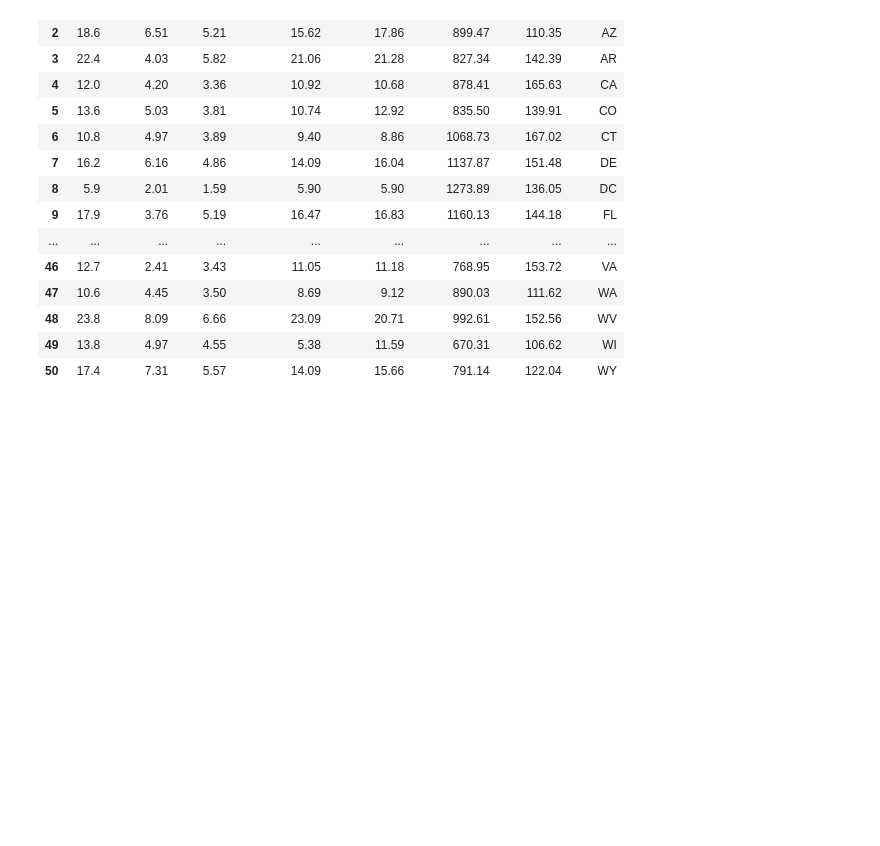
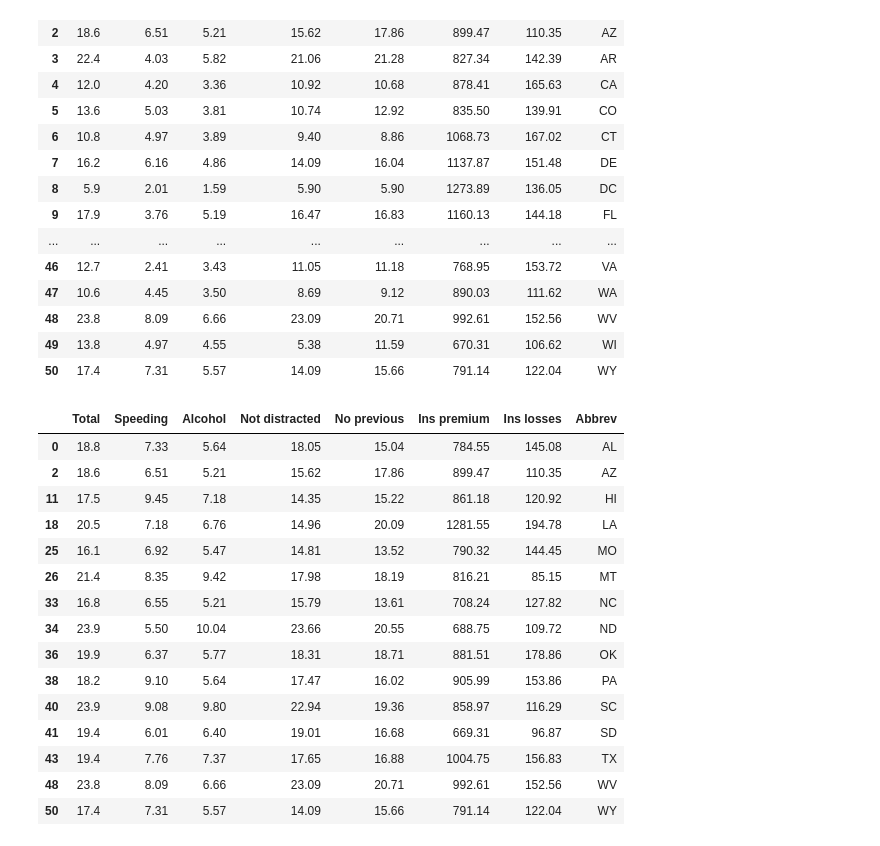
Before and after one commit to mahendra89s/Data-Science-Training, a Jupyter notebook: Load_csv_to_mysql.ipynb, the cells around one changed output. Drawn from its saved outputs; the diff is of its cells as text; code cells hidden in the pictures; blank space fills up the shorter version.

```diff
--- a/Load_csv_to_mysql.ipynb
+++ b/Load_csv_to_mysql.ipynb
@@ -147,3 +147,27 @@ df
 | 50 | 17.4 | 7.31 | 5.57 | 14.09 | 15.66 | 791.14 | 122.04 | WY |
 # %%
 df.to_sql('Car_crash',con=engine,index=False,if_exists='append')
+# %%
+dt = df
+for x in dt.index:
+    if(dt.loc[x,'Speeding']< 4 or dt.loc[x,'Alcohol'] < 4):
+        dt.drop(x,inplace=True)
+# %%
+dt
+# %% [output]
+|  | Total | Speeding | Alcohol | Not distracted | No previous | Ins premium | Ins losses | Abbrev |
+| 0 | 18.8 | 7.33 | 5.64 | 18.05 | 15.04 | 784.55 | 145.08 | AL |
+| 2 | 18.6 | 6.51 | 5.21 | 15.62 | 17.86 | 899.47 | 110.35 | AZ |
+| 11 | 17.5 | 9.45 | 7.18 | 14.35 | 15.22 | 861.18 | 120.92 | HI |
+| 18 | 20.5 | 7.18 | 6.76 | 14.96 | 20.09 | 1281.55 | 194.78 | LA |
+| 25 | 16.1 | 6.92 | 5.47 | 14.81 | 13.52 | 790.32 | 144.45 | MO |
+| 26 | 21.4 | 8.35 | 9.42 | 17.98 | 18.19 | 816.21 | 85.15 | MT |
+| 33 | 16.8 | 6.55 | 5.21 | 15.79 | 13.61 | 708.24 | 127.82 | NC |
+| 34 | 23.9 | 5.50 | 10.04 | 23.66 | 20.55 | 688.75 | 109.72 | ND |
+| 36 | 19.9 | 6.37 | 5.77 | 18.31 | 18.71 | 881.51 | 178.86 | OK |
+| 38 | 18.2 | 9.10 | 5.64 | 17.47 | 16.02 | 905.99 | 153.86 | PA |
+| 40 | 23.9 | 9.08 | 9.80 | 22.94 | 19.36 | 858.97 | 116.29 | SC |
+| 41 | 19.4 | 6.01 | 6.40 | 19.01 | 16.68 | 669.31 | 96.87 | SD |
+| 43 | 19.4 | 7.76 | 7.37 | 17.65 | 16.88 | 1004.75 | 156.83 | TX |
+| 48 | 23.8 | 8.09 | 6.66 | 23.09 | 20.71 | 992.61 | 152.56 | WV |
+| 50 | 17.4 | 7.31 | 5.57 | 14.09 | 15.66 | 791.14 | 122.04 | WY |
```
Also changed, not shown: parts of 1 cell of this notebook.
